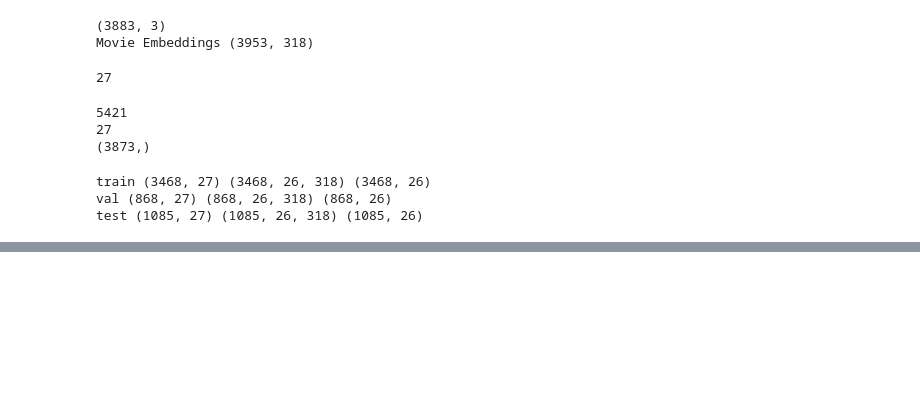
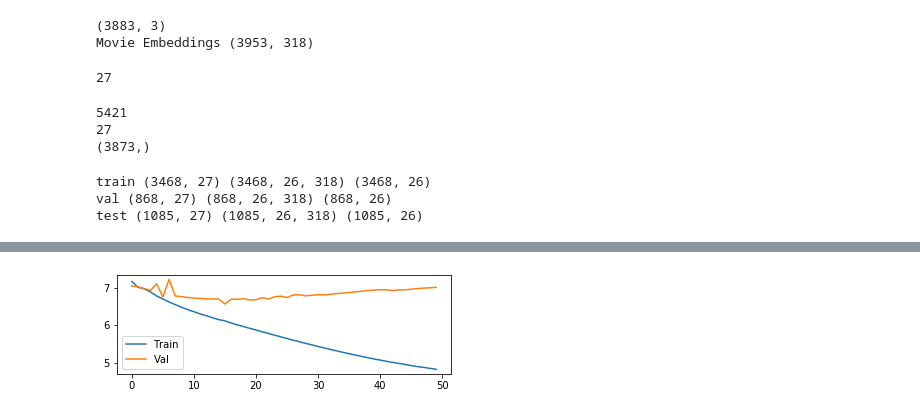
Before and after one commit to yihong-chen/neural-collaborative-filtering, a Jupyter notebook: src/sequence-modeling/Sequence Modeling.ipynb, the cells around one changed output, grey strips where cells are left out. Saved outputs shown, nothing was run; the diff lists cells and outputs as text; code cells hidden in the pictures; blank space fills up the shorter version.

```diff
--- a/src/sequence-modeling/Sequence Modeling.ipynb
+++ b/src/sequence-modeling/Sequence Modeling.ipynb
@@ -172,3 +175,19 @@ def batchify(data, bsz):
     # Evenly divide the data across the bsz batches.
     data = data.view(bsz, -1).t().contiguous()
     return data.to(device)
+# %%
+# train_data = batchify(torch.Tensor(train_data), 10)
+# val_data = batchify(torch.Tensor(val_data), 10)
+# test_data = batchify(torch.Tensor(test_data), 10)
+
+train_data_final = torch.Tensor(train_inp)
+val_data_final = torch.Tensor(val_inp)
+test_data_final = torch.Tensor(test_inp)
+
+train_tgt_final = torch.Tensor(train_tgt).long()
+val_tgt_final = torch.Tensor(val_tgt).long()
+test_tgt_final = torch.Tensor(test_tgt).long()
+
+print("Train", train_data_final.shape, train_tgt_final.shape)
+print("Val", val_data_final.shape, val_tgt_final.shape)
+print("Test", test_data_final.shape, test_tgt_final.shape)
@@ -253,0 +255,4 @@ KeyboardInterrupt:
+# %%
+learner.plotLearningCurve()
+# %% [output]
+[figure, added]
```
Also changed, not shown: parts of 3 cells of this notebook, 2 other files.
